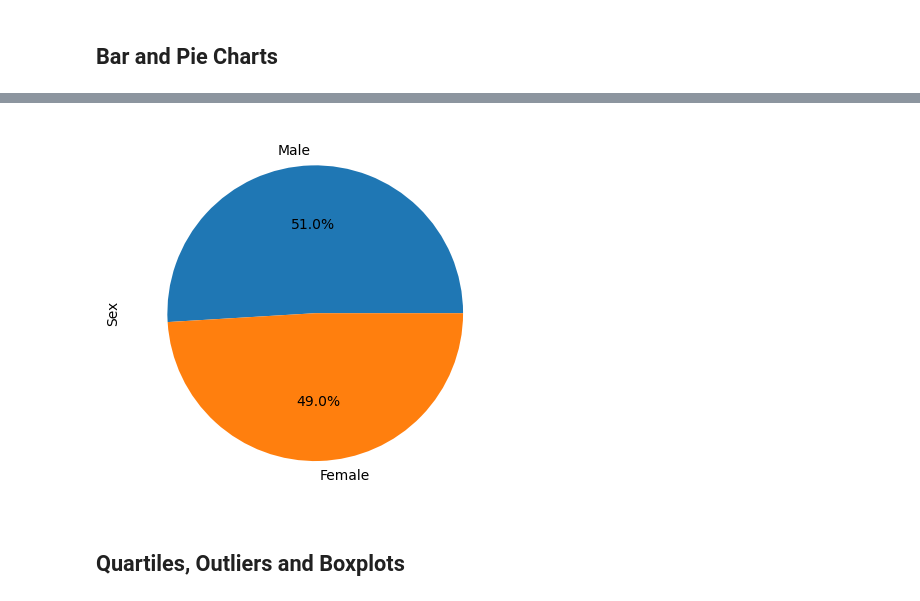
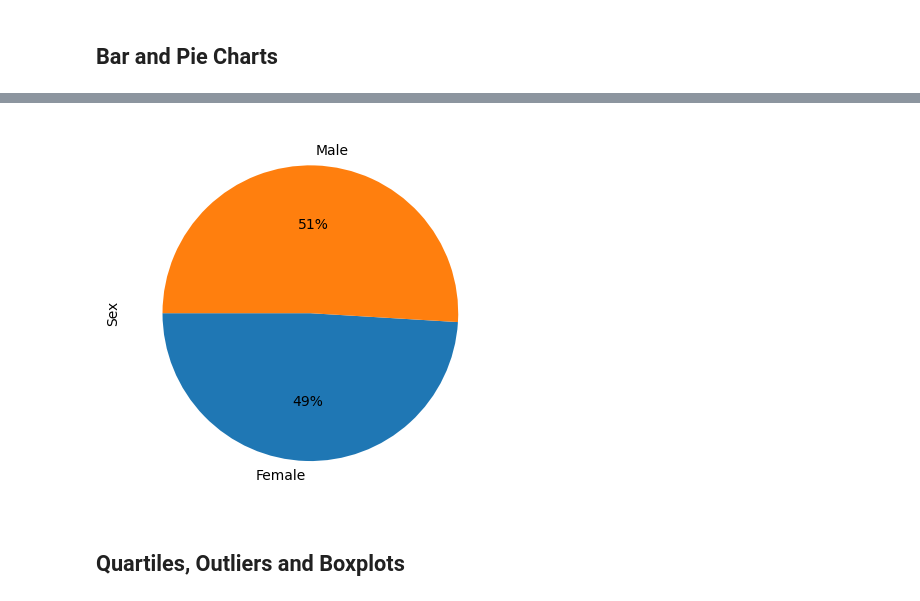
Before and after one commit to nickbrannum02/matplotlib_challenge, a Jupyter notebook: Starter_Code/Pymaceuticals/pymaceuticals_starter.ipynb, the cells around one changed output, grey strips where cells are left out. Drawn from its saved outputs; the diff is of its cells as text; code cells hidden in the pictures.

```diff
--- a/Starter_Code/Pymaceuticals/pymaceuticals_starter.ipynb
+++ b/Starter_Code/Pymaceuticals/pymaceuticals_starter.ipynb
@@ -162,7 +163,12 @@ study_data_clean.groupby(['Sex']).plot(kind = 'pie',)
 # %%
 # Generate a pie plot showing the distribution of female versus male mice using pyplot
+sex = study_data_clean.groupby(['Sex']).size()
+labels = study_data_clean['Sex'].unique()
+plt.pie(sex, labels=labels, autopct='%1.00f%%', startangle=180)
+plt.ylabel('Sex')
+plt.show()
 # %% [output]
-[figure, old version]
+[figure, new version]
 # %% [markdown]
 ## Quartiles, Outliers and Boxplots
 # %%
```
Also changed, not shown: parts of 11 cells of this notebook.
